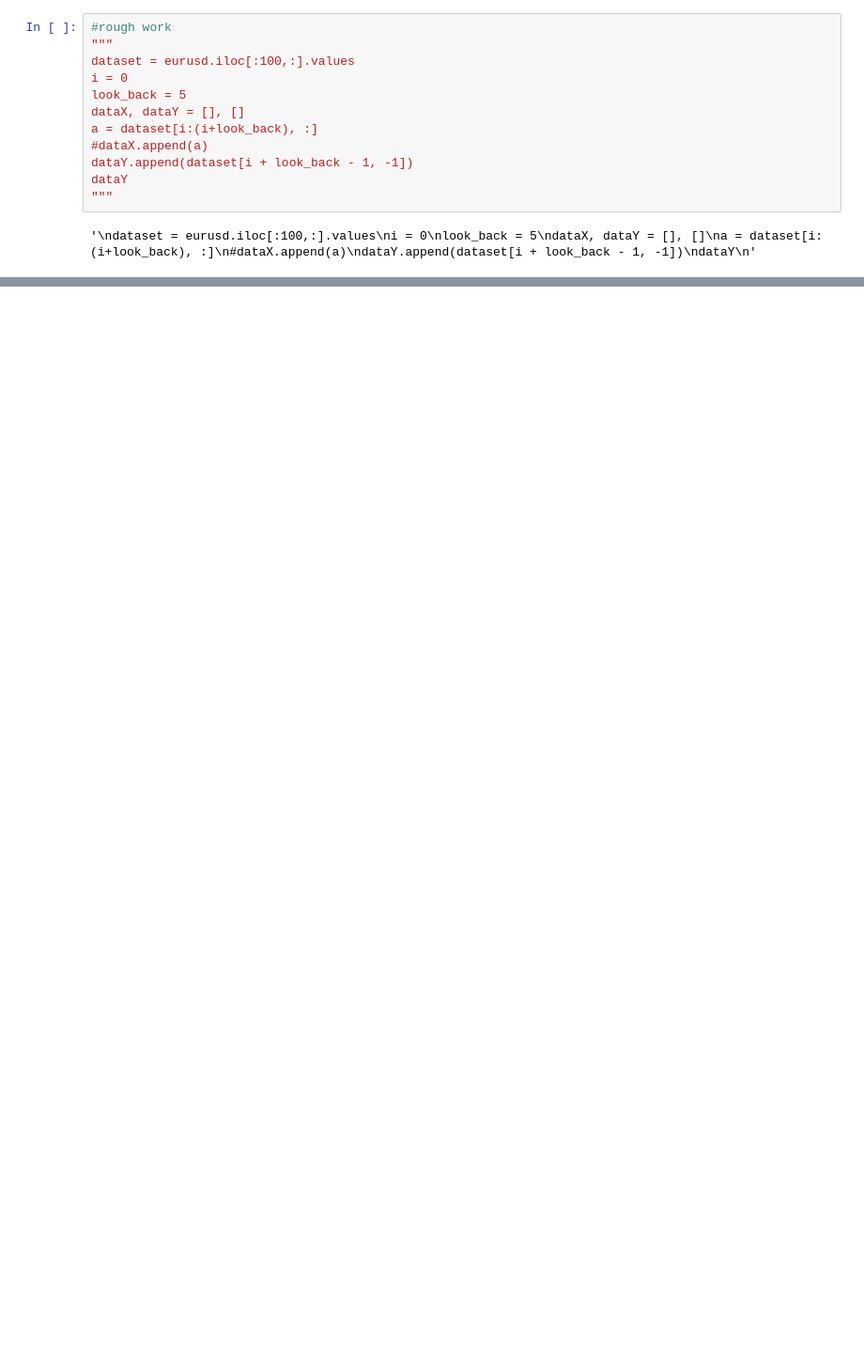
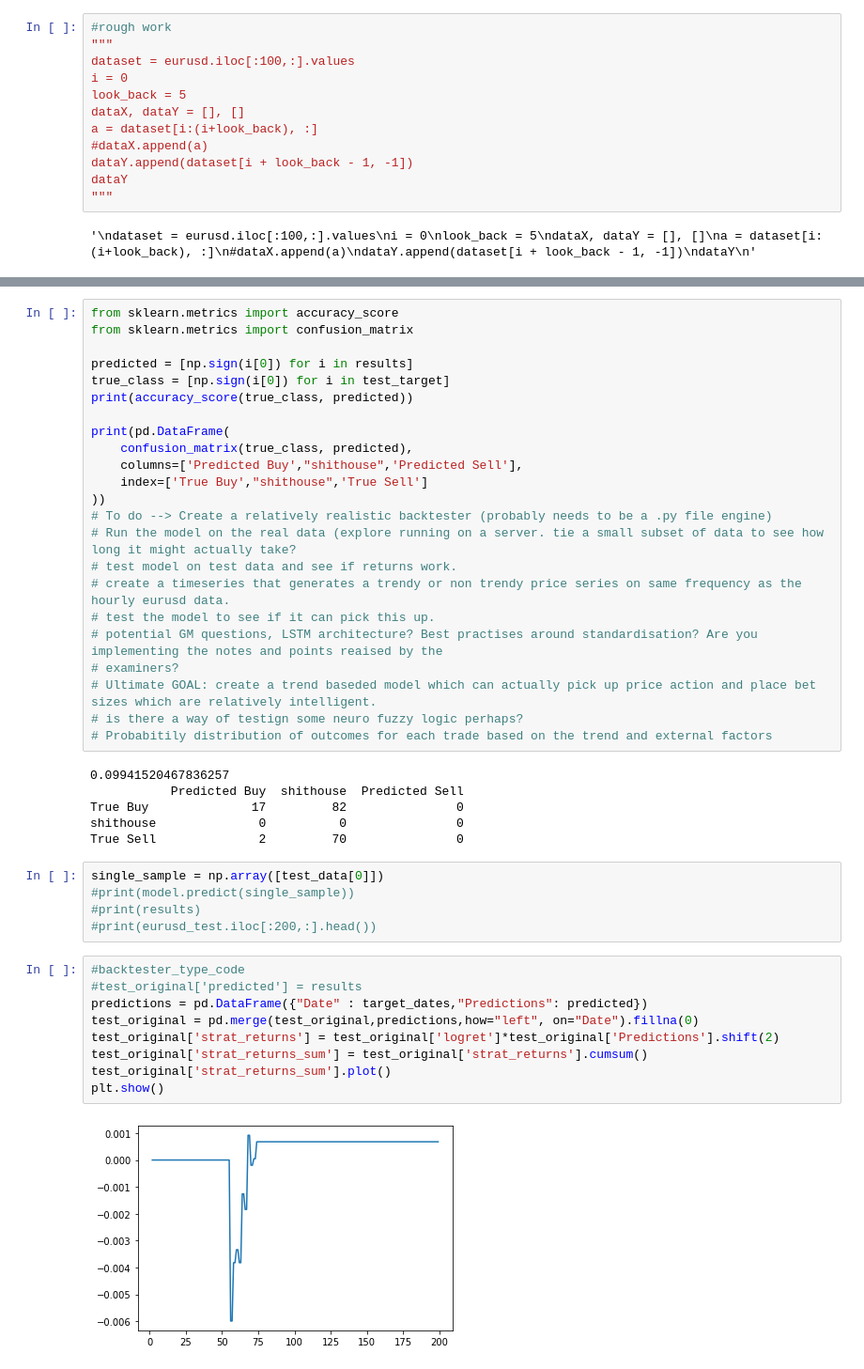
Before and after one commit to egill12/keras_tensorflow_workings, a Jupyter notebook: nntensorflow.ipynb, the cells around one changed output, grey strips where cells are left out. Shown: that part at 94% size. Saved outputs shown, nothing was run; the diff lists cells and outputs as text; blank space fills up the shorter version.

Commit message:
Adding rough calculation for strategy backtesting

```diff
--- a/nntensorflow.ipynb
+++ b/nntensorflow.ipynb
@@ -168,0 +170,45 @@ True Sell            174              11
+# %%
+from sklearn.metrics import accuracy_score
+from sklearn.metrics import confusion_matrix
+
+predicted = [np.sign(i[0]) for i in results]
+true_class = [np.sign(i[0]) for i in test_target]
+print(accuracy_score(true_class, predicted))
+
+print(pd.DataFrame(
+    confusion_matrix(true_class, predicted),
+    columns=['Predicted Buy',"shithouse",'Predicted Sell'],
+    index=['True Buy',"shithouse",'True Sell']
+))
+# To do --> Create a relatively realistic backtester (probably needs to be a .py file engine)
+# Run the model on the real data (explore running on a server. tie a small subset of data to see how long it might actually take?
+# test model on test data and see if returns work.
+# create a timeseries that generates a trendy or non trendy price series on same frequency as the hourly eurusd data.
+# test the model to see if it can pick this up.
+# potential GM questions, LSTM architecture? Best practises around standardisation? Are you implementing the notes and points reaised by the
+# examiners?
+# Ultimate GOAL: create a trend baseded model which can actually pick up price action and place bet sizes which are relatively intelligent.
+# is there a way of testign some neuro fuzzy logic perhaps?
+# Probabitily distribution of outcomes for each trade based on the trend and external factors
+# %% [output]
+0.09941520467836257
+           Predicted Buy  shithouse  Predicted Sell
+True Buy              17         82               0
+shithouse              0          0               0
+True Sell              2         70               0
+# %%
+single_sample = np.array([test_data[0]])
+#print(model.predict(single_sample))
+#print(results)
+#print(eurusd_test.iloc[:200,:].head())
+# %%
+#backtester_type_code
+#test_original['predicted'] = results
+predictions = pd.DataFrame({"Date" : target_dates,"Predictions": predicted})
+test_original = pd.merge(test_original,predictions,how="left", on="Date").fillna(0)
+test_original['strat_returns'] = test_original['logret']*test_original['Predictions'].shift(2)
+test_original['strat_returns_sum'] = test_original['strat_returns'].cumsum()
+test_original['strat_returns_sum'].plot()
+plt.show()
+# %% [output]
+[figure, added]
```
Also changed, not shown: parts of 11 cells of this notebook, 1 other file.
